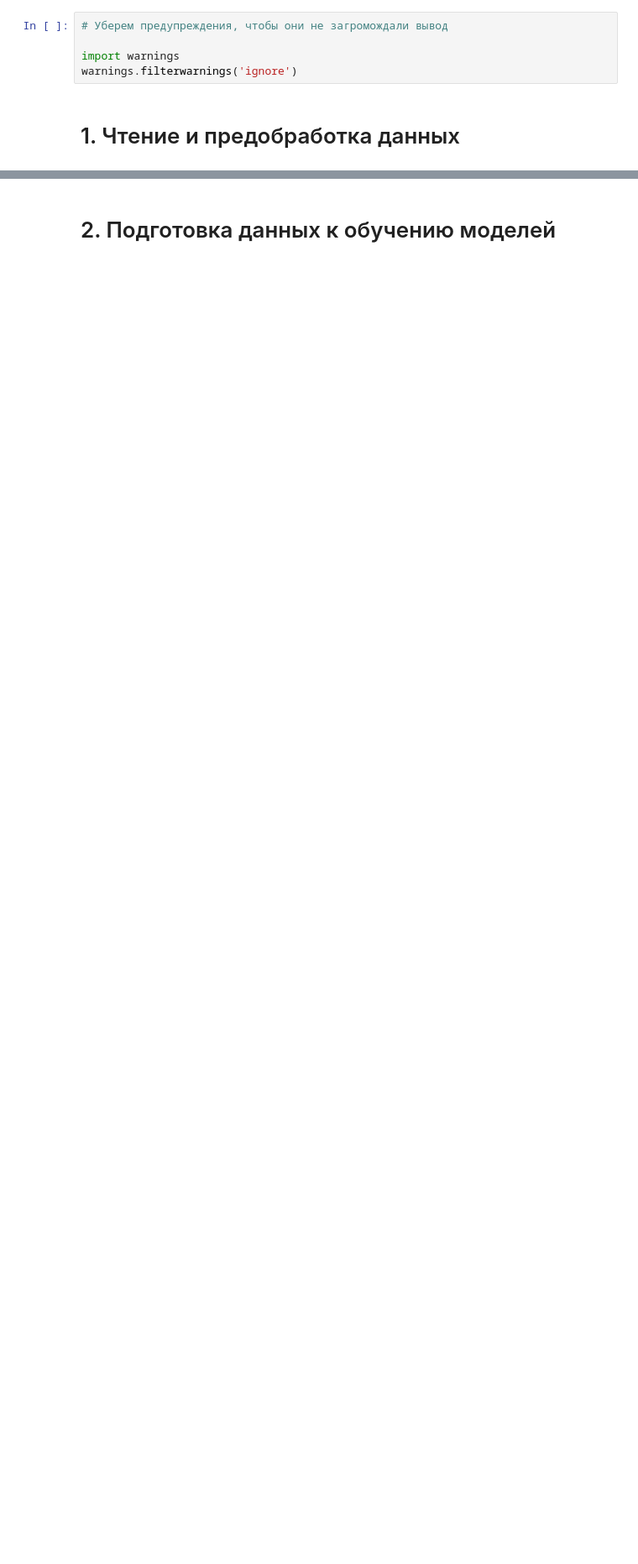
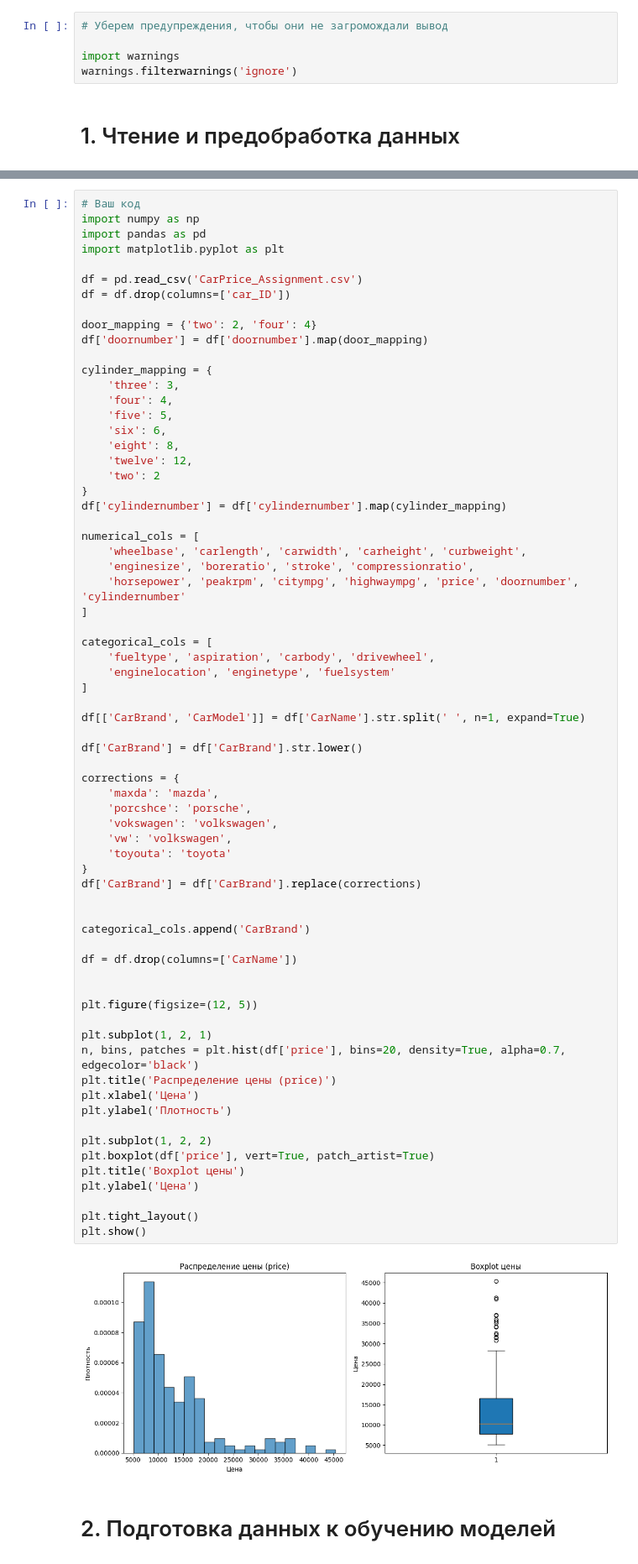
Before and after one commit to DaniilPominov/data_science, a Jupyter notebook: src/lab8/Lab8 Pominov.ipynb, the cells around one changed output, grey strips where cells are left out. Shown: that part at 84% size. Drawn from its saved outputs; the diff is of its cells as text; blank space fills up the shorter version.

```diff
--- a/src/lab8/Lab8 Pominov.ipynb
+++ b/src/lab8/Lab8 Pominov.ipynb
@@ -31,3 +29,73 @@ warnings.filterwarnings('ignore')
+# %%
+# Ваш код
+import numpy as np
+import pandas as pd
+import matplotlib.pyplot as plt
+
+df = pd.read_csv('CarPrice_Assignment.csv')
+df = df.drop(columns=['car_ID'])
+
+door_mapping = {'two': 2, 'four': 4}
+df['doornumber'] = df['doornumber'].map(door_mapping)
+
+cylinder_mapping = {
+    'three': 3,
+    'four': 4,
+    'five': 5,
+    'six': 6,
+    'eight': 8,
+    'twelve': 12,
+    'two': 2
+}
+df['cylindernumber'] = df['cylindernumber'].map(cylinder_mapping)
+
+numerical_cols = [
+    'wheelbase', 'carlength', 'carwidth', 'carheight', 'curbweight',
+    'enginesize', 'boreratio', 'stroke', 'compressionratio',
+    'horsepower', 'peakrpm', 'citympg', 'highwaympg', 'price', 'doornumber', 'cylindernumber'
+]
+
+categorical_cols = [
+    'fueltype', 'aspiration', 'carbody', 'drivewheel',
+    'enginelocation', 'enginetype', 'fuelsystem'
+]
+
+df[['CarBrand', 'CarModel']] = df['CarName'].str.split(' ', n=1, expand=True)
+
+df['CarBrand'] = df['CarBrand'].str.lower()
+
+corrections = {
+    'maxda': 'mazda',
+    'porcshce': 'porsche',
+    'vokswagen': 'volkswagen',
+    'vw': 'volkswagen',
+    'toyouta': 'toyota'
+}
+df['CarBrand'] = df['CarBrand'].replace(corrections)
+
+
+categorical_cols.append('CarBrand')
+
+df = df.drop(columns=['CarName'])
+
+
+plt.figure(figsize=(12, 5))
+
+plt.subplot(1, 2, 1)
+n, bins, patches = plt.hist(df['price'], bins=20, density=True, alpha=0.7, edgecolor='black')
+plt.title('Распределение цены (price)')
+plt.xlabel('Цена')
+plt.ylabel('Плотность')
+
+plt.subplot(1, 2, 2)
+plt.boxplot(df['price'], vert=True, patch_artist=True)
+plt.title('Boxplot цены')
+plt.ylabel('Цена')
+
+plt.tight_layout()
+plt.show()
+# %% [output]
+[figure, added]
 # %% [markdown]
 # 2. Подготовка данных к обучению моделей
 # %% [markdown]
```
Also changed, not shown: parts of 20 cells of this notebook.
